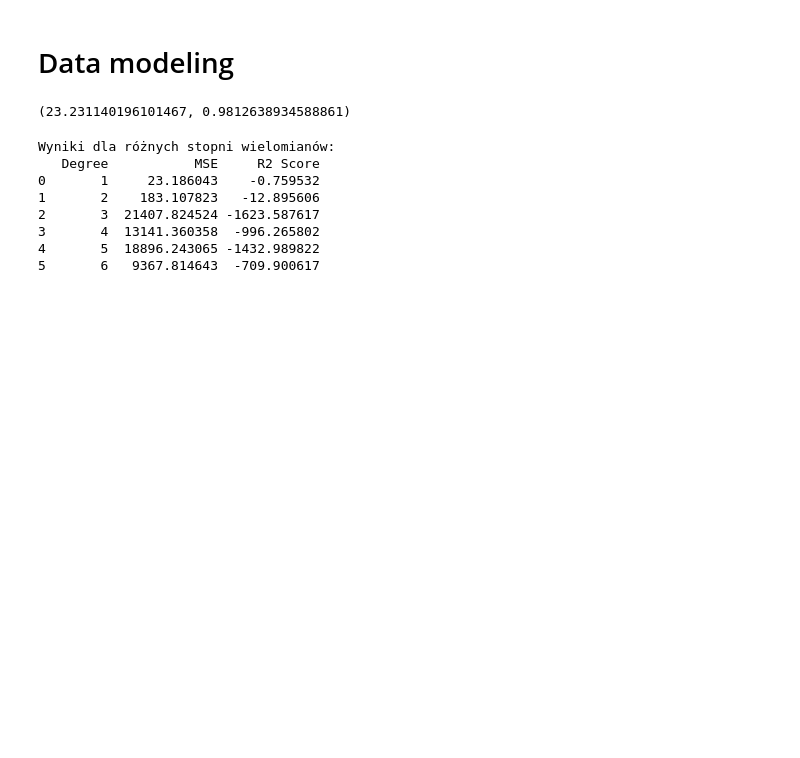
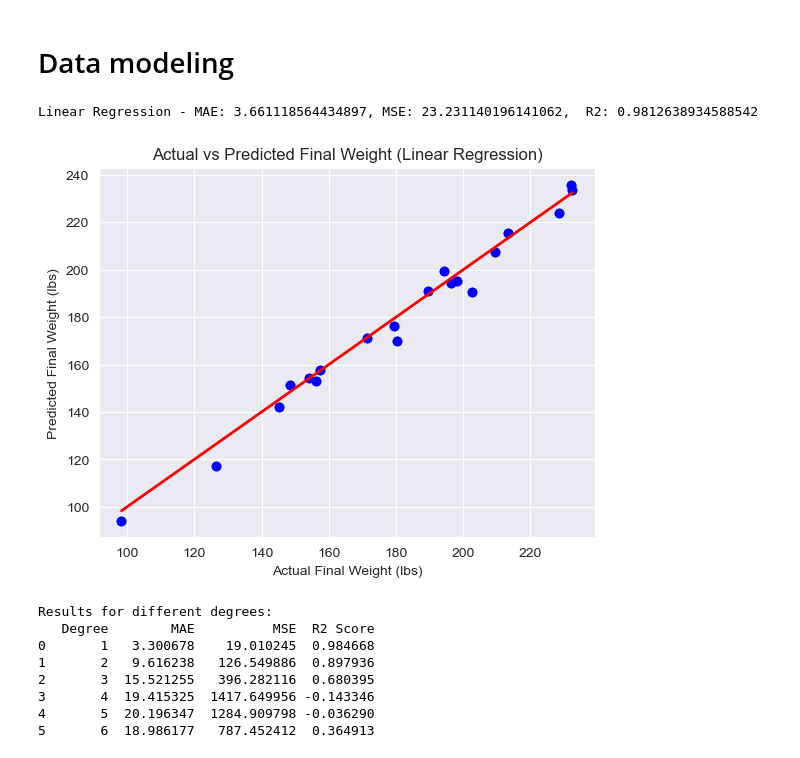
Before and after one commit to Mateoo18/Data_Science, a Jupyter notebook: Exercise_2_advanced/Assignment_2_with_Solution.ipynb, the cells around one changed output. Cells and saved outputs as stored; diff of their text form; code cells hidden in the pictures; blank space fills up the shorter version.

```diff
--- a/Exercise_2_advanced/Assignment_2_with_Solution.ipynb
+++ b/Exercise_2_advanced/Assignment_2_with_Solution.ipynb
@@ -159,61 +163,63 @@ plt.show()
 ## Comment
 # %% [markdown]
 # Data modeling
-# %%
-X = data[['Age', 'Current Weight (lbs)', 'BMR (Calories)', 'Daily Calories Consumed', 'Daily Caloric Surplus/Deficit', 'Duration (weeks)', 'Stress Level']]
-y = data['Final Weight (lbs)']
-
-# Split the data into training and testing sets
-X_train, X_test, y_train, y_test = train_test_split(X, y, test_size=0.2, random_state=42)
-
-# Initialize and train the model
-model = LinearRegression()
-model.fit(X_train, y_train)
-
-# Make predictions
-y_pred = model.predict(X_test)
-
-# Evaluate the model
-mse = mean_squared_error(y_test, y_pred)
-r2 = r2_score(y_test, y_pred)
-
-mse, r2
-# %% [output]
-(23.231140196101467, 0.9812638934588861)
+# %%
+Xx = data_encoded[['Age', 'Current Weight (lbs)', 'BMR (Calories)', 'Daily Calories Consumed', 'Daily Caloric Surplus/Deficit', 'Duration (weeks)', 'Stress Level']]
+yy = data_encoded['Final Weight (lbs)']
+
+scaler = StandardScaler()                       # Scaling features
+X_scaled = scaler.fit_transform(Xx)
+Xx_train, Xx_test, yy_train, yy_test = train_test_split(X_scaled, yy, test_size=0.2, random_state=42)
+lr = LinearRegression()
+lr.fit(Xx_train, yy_train)
+
+y_pred_lr = lr.predict(Xx_test)                                   # Predictions
+
+mse_lr = mean_squared_error(yy_test, y_pred_lr)                   # Evaluation
+r2_lr = r2_score(yy_test, y_pred_lr)
+mae=mean_absolute_error(yy_test, y_pred_lr)
+print(f"Linear Regression - MAE: {mae}, MSE: {mse_lr},  R2: {r2_lr}")
+
+plt.scatter(yy_test, y_pred_lr, color='blue')                      # Plotting Actual vs Predicted for Linear Regression
+plt.scatter(yy_test, y_pred_lr, color='blue')
+plt.plot([yy_test.min(), yy_test.max()], [yy_test.min(), yy_test.max()], color='red', lw=2)
+plt.xlabel('Actual Final Weight (lbs)')
+plt.ylabel('Predicted Final Weight (lbs)')
+plt.title('Actual vs Predicted Final Weight (Linear Regression)')
+plt.show()
+# %% [output]
+Linear Regression - MAE: 3.661118564434897, MSE: 23.231140196141062,  R2: 0.9812638934588542
+[figure, added]
 # %%
-X_reg=data_encoded[['Age', 'Current Weight (lbs)', 'BMR (Calories)', 'Daily Calories Consumed', 'Daily Caloric Surplus/Deficit', 'Duration (weeks)', 'Stress Level']]
-Y_reg=data_encoded['Weight Change (lbs)']
+X_reg=data_encoded.drop(columns=['Weight Change (lbs)', 'Participant ID', 'Final Weight (lbs)'])
+Y_reg=data_encoded['Final Weight (lbs)']
 X_train, X_test, y_train, y_test = train_test_split(X_reg, Y_reg, test_size=0.2, random_state=42)
 
 results = []
 for degree in range(1, 7):
-    # Tworzenie wielomianowych cech
     poly = PolynomialFeatures(degree=degree)
     X_train_poly = poly.fit_transform(X_train)
     X_test_poly = poly.transform(X_test)
 
-    # Regresja liniowa na wielomianowych cechach
     model = LinearRegression()
     model.fit(X_train_poly, y_train)
 
-    # Przewidywanie i obliczanie błędów
     y_pred = model.predict(X_test_poly)
     mse = mean_squared_error(y_test, y_pred)
     r2 = r2_score(y_test, y_pred)
+    mae=mean_absolute_error(y_test, y_pred)
 
-    # Zapisanie wyników
-    results.append((degree, mse, r2))
+    results.append((degree, mae, mse, r2))
 
-# Przedstawienie wyników
-results_df = pd.DataFrame(results, columns=["Degree", "MSE", "R2 Score"])
-print("Wyniki dla różnych stopni wielomianów:")
+results_df = pd.DataFrame(results, columns=["Degree", "MAE", "MSE", "R2 Score"])
+print("Results for different degrees:")
 print(results_df)
 # %% [output]
-Wyniki dla różnych stopni wielomianów:
-   Degree           MSE     R2 Score
-0       1     23.186043    -0.759532
-1       2    183.107823   -12.895606
-2       3  21407.824524 -1623.587617
-3       4  13141.360358  -996.265802
-4       5  18896.243065 -1432.989822
-5       6   9367.814643  -709.900617
+Results for different degrees:
+   Degree        MAE          MSE  R2 Score
+0       1   3.300678    19.010245  0.984668
+1       2   9.616238   126.549886  0.897936
+2       3  15.521255   396.282116  0.680395
+3       4  19.415325  1417.649956 -0.143346
+4       5  20.196347  1284.909798 -0.036290
+5       6  18.986177   787.452412  0.364913
```
Also changed, not shown: parts of 12 cells of this notebook, 1 other file.
